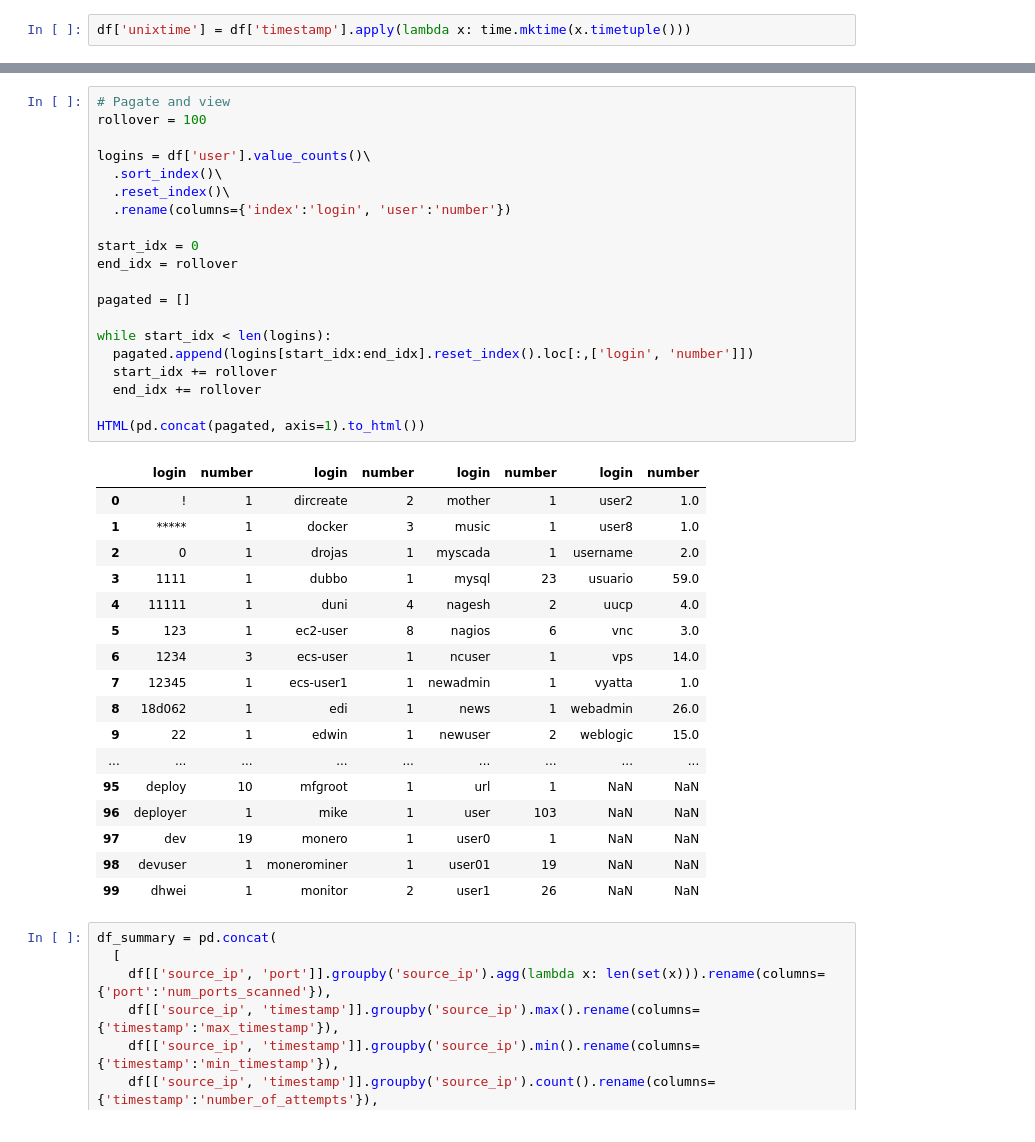
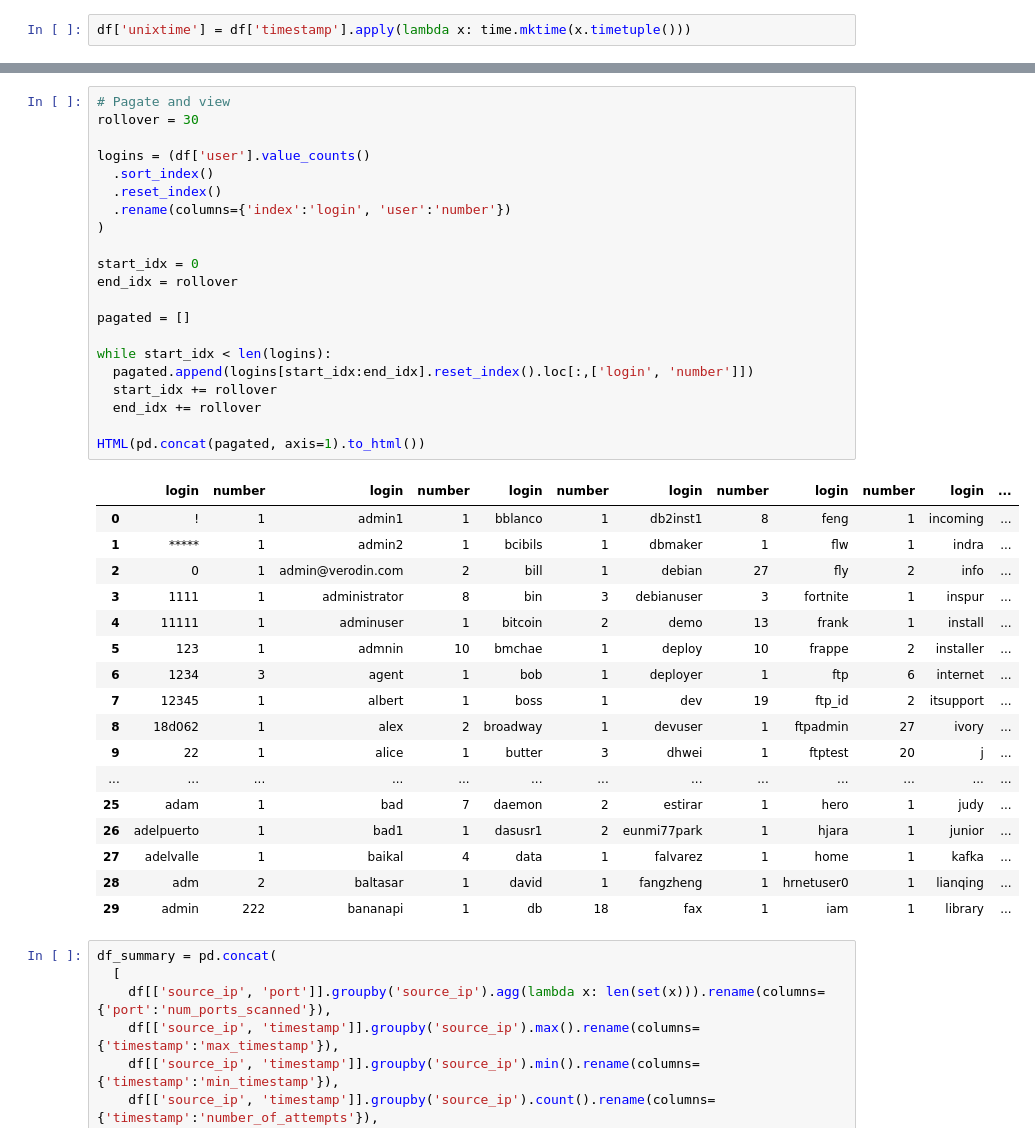
Before and after one commit to Jollyhrothgar/log_analysis, a Jupyter notebook: auth_log_parse.ipynb, the cells around one changed output, grey strips where cells are left out. Drawn from its saved outputs; the diff is of its cells as text.

```diff
--- a/auth_log_parse.ipynb
+++ b/auth_log_parse.ipynb
@@ -304,42 +304,43 @@ bad                  7
 Name: user, dtype: int64
 # %%
 # Pagate and view
-rollover = 100
+rollover = 30
 
-logins = df['user'].value_counts()\
-  .sort_index()\
-  .reset_index()\
+logins = (df['user'].value_counts()
+  .sort_index()
+  .reset_index()
   .rename(columns={'index':'login', 'user':'number'})
+)
 
 start_idx = 0
 end_idx = rollover
 
 pagated = []
 
 while start_idx < len(logins):
   pagated.append(logins[start_idx:end_idx].reset_index().loc[:,['login', 'number']])
   start_idx += rollover
   end_idx += rollover
 
 HTML(pd.concat(pagated, axis=1).to_html())
 # %% [output]
-|  | login | number | login | number | login | number | login | number |
-| 0 | ! | 1 | dircreate | 2 | mother | 1 | user2 | 1.0 |
-| 1 | ***** | 1 | docker | 3 | music | 1 | user8 | 1.0 |
-| 2 | 0 | 1 | drojas | 1 | myscada | 1 | username | 2.0 |
-| 3 | 1111 | 1 | dubbo | 1 | mysql | 23 | usuario | 59.0 |
-| 4 | 11111 | 1 | duni | 4 | nagesh | 2 | uucp | 4.0 |
-| 5 | 123 | 1 | ec2-user | 8 | nagios | 6 | vnc | 3.0 |
-| 6 | 1234 | 3 | ecs-user | 1 | ncuser | 1 | vps | 14.0 |
-| 7 | 12345 | 1 | ecs-user1 | 1 | newadmin | 1 | vyatta | 1.0 |
-| 8 | 18d062 | 1 | edi | 1 | news | 1 | webadmin | 26.0 |
-| 9 | 22 | 1 | edwin | 1 | newuser | 2 | weblogic | 15.0 |
-| ... | ... | ... | ... | ... | ... | ... | ... | ... |
-| 95 | deploy | 10 | mfgroot | 1 | url | 1 | NaN | NaN |
-| 96 | deployer | 1 | mike | 1 | user | 103 | NaN | NaN |
-| 97 | dev | 19 | monero | 1 | user0 | 1 | NaN | NaN |
-| 98 | devuser | 1 | monerominer | 1 | user01 | 19 | NaN | NaN |
-| 99 | dhwei | 1 | monitor | 2 | user1 | 26 | NaN | NaN |
+|  | login | number | login | number | login | number | login | number | login | number | login | ... |
+| 0 | ! | 1 | admin1 | 1 | bblanco | 1 | db2inst1 | 8 | feng | 1 | incoming | ... |
+| 1 | ***** | 1 | admin2 | 1 | bcibils | 1 | dbmaker | 1 | flw | 1 | indra | ... |
+| 2 | 0 | 1 | admin@verodin.com | 2 | bill | 1 | debian | 27 | fly | 2 | info | ... |
+| 3 | 1111 | 1 | administrator | 8 | bin | 3 | debianuser | 3 | fortnite | 1 | inspur | ... |
+| 4 | 11111 | 1 | adminuser | 1 | bitcoin | 2 | demo | 13 | frank | 1 | install | ... |
+| 5 | 123 | 1 | admnin | 10 | bmchae | 1 | deploy | 10 | frappe | 2 | installer | ... |
+| 6 | 1234 | 3 | agent | 1 | bob | 1 | deployer | 1 | ftp | 6 | internet | ... |
+| 7 | 12345 | 1 | albert | 1 | boss | 1 | dev | 19 | ftp_id | 2 | itsupport | ... |
+| 8 | 18d062 | 1 | alex | 2 | broadway | 1 | devuser | 1 | ftpadmin | 27 | ivory | ... |
+| 9 | 22 | 1 | alice | 1 | butter | 3 | dhwei | 1 | ftptest | 20 | j | ... |
+| ... | ... | ... | ... | ... | ... | ... | ... | ... | ... | ... | ... | ... |
+| 25 | adam | 1 | bad | 7 | daemon | 2 | estirar | 1 | hero | 1 | judy | ... |
+| 26 | adelpuerto | 1 | bad1 | 1 | dasusr1 | 2 | eunmi77park | 1 | hjara | 1 | junior | ... |
+| 27 | adelvalle | 1 | baikal | 4 | data | 1 | falvarez | 1 | home | 1 | kafka | ... |
+| 28 | adm | 2 | baltasar | 1 | david | 1 | fangzheng | 1 | hrnetuser0 | 1 | lianqing | ... |
+| 29 | admin | 222 | bananapi | 1 | db | 18 | fax | 1 | iam | 1 | library | ... |
 # %%
 df_summary = pd.concat(
   [
```
Also changed, not shown: parts of 9 cells of this notebook, 3 other files.
